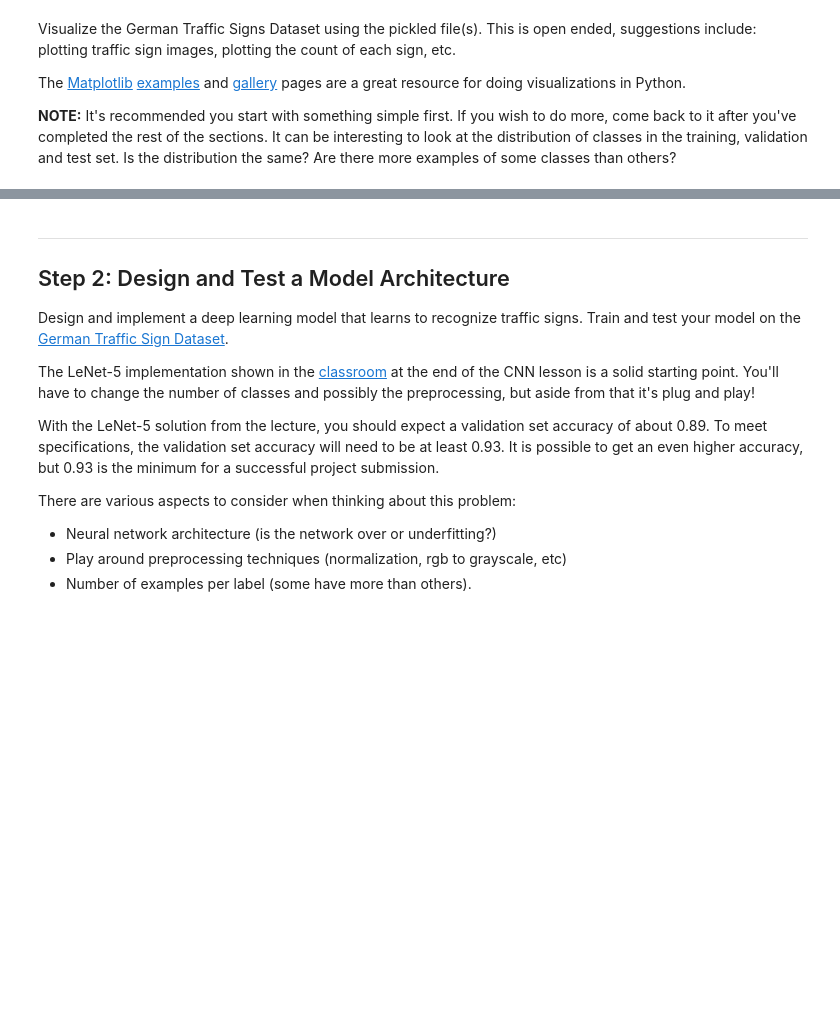
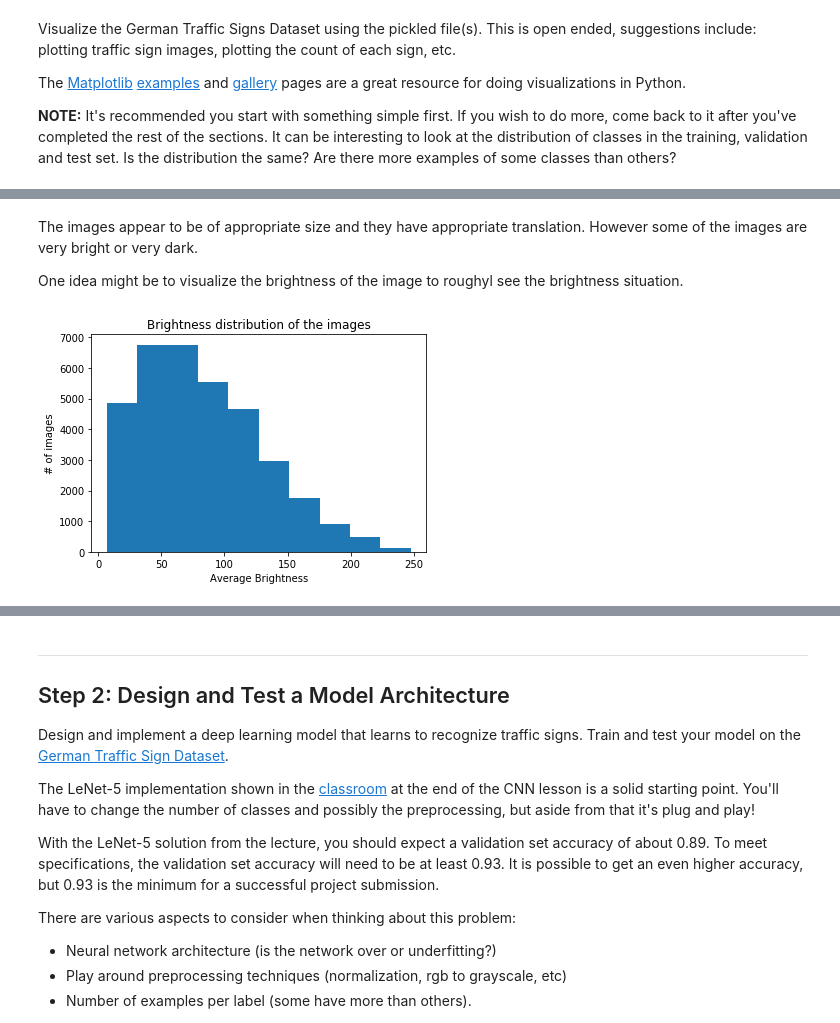
Before and after one commit to SimkinTheWizard/SDC_P2_TrafficSignClassifier, a Jupyter notebook: Traffic_Sign_Classifier.ipynb, the cells around one changed output, grey strips where cells are left out. Saved outputs shown, nothing was run; the diff lists cells and outputs as text; code cells hidden in the pictures; blank space fills up the shorter version.

```diff
--- a/Traffic_Sign_Classifier.ipynb
+++ b/Traffic_Sign_Classifier.ipynb
@@ -101,0 +129,13 @@ import matplotlib.pyplot as plt
+# %% [markdown]
+The images appear to be of appropriate size and they have appropriate translation. However some of the images are very bright or very dark.
+
+One idea might be to visualize the brightness of the image to roughyl see the brightness situation.
+# %%
+plt.figure()
+plt.hist(np.mean(np.mean(np.mean(X_train,axis=3),axis =2),axis=1))
+plt.xlabel('Average Brightness')
+plt.ylabel('# of images')
+plt.title('Brightness distribution of the images')
+plt.show()
+# %% [output]
+[figure, added]
```
Also changed, not shown: parts of 19 cells of this notebook, 1 other file.
